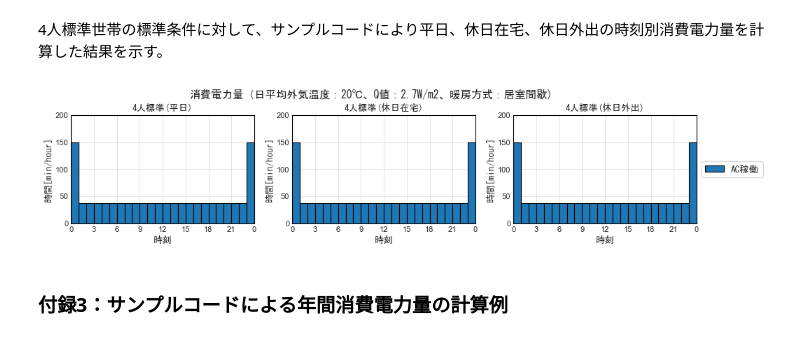
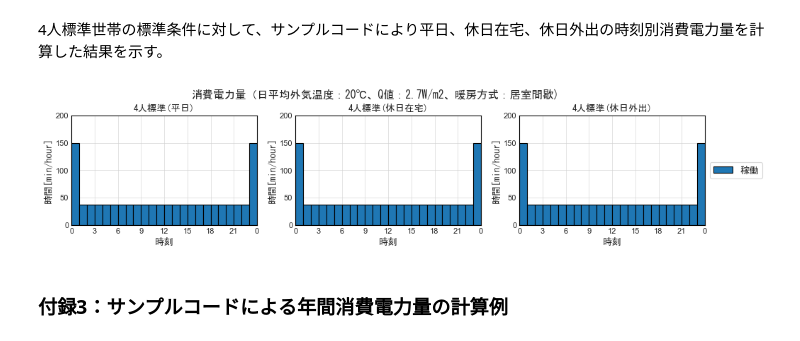
Before and after one commit to HiromiHabara/Jiritsu-EnergyUseOfApp, a Jupyter notebook: refrigerator.ipynb, the cells around one changed output. Saved outputs shown, nothing was run; the diff lists cells and outputs as text; code cells hidden in the pictures.

```diff
--- a/refrigerator.ipynb
+++ b/refrigerator.ipynb
@@ -753,27 +752,27 @@ ex_dt_ac_opg_rf, ex_dt_ac_opg_df
 # %% [output]
 (3600, 0)
 # %%
-def calc_EE_ac_opg(APF_JIS, P_opg_df, year_mfr, theta_amb_ave, dt_ac_opg_df, dt_ac_opg_rf):
-    '''AC電源接続下の稼働時における消費電力量[Wh]を計算する'''
+def calc_EE_opg(APF_JIS, P_opg_df, year_mfr, theta_amb_ave, dt_opg_df, dt_opg_rf):
+    '''稼働時における消費電力量[Wh]を計算する'''
 
     # APF_JIS：JIS C 9801に基づく冷蔵庫の年間消費電力量[kWh/年]
     # P_opg_df：除霜が機能することによる稼働時の平均消費電力[W]
     # year_mfr：冷蔵の製造年[-]
-    # dt_ac_opg_df：除霜が機能することによる稼働時間の合計[s]
+    # dt_opg_df：除霜が機能することによる稼働時間の合計[s]
     # theta_amb_ave：冷蔵庫の周囲空気温度の日平均値[℃]
 
     # 冷蔵が機能することによる稼働時の消費電力[W]
     p_opg_rf = P_opg_rf(year_mfr, APF_JIS, theta_amb_ave, P_opg_df)
     # 冷蔵が機能することによる稼働時の消費電力量[Wh]
-    ee_ac_opg_rf = EE_ac_opg_rf(dt_ac_opg_rf, p_opg_rf)
+    ee_opg_rf = EE_opg_rf(dt_opg_rf, p_opg_rf)
 
     # 除霜が機能することによる稼働時の消費電力量[Wh]
-    ee_ac_opg_df = EE_ac_opg_df(dt_ac_opg_df, P_opg_df)
+    ee_opg_df = EE_opg_df(dt_opg_df, P_opg_df)
 
-    # AC電源接続下の稼働時における消費電力量[Wh]
-    ee_ac_opg = EE_ac_opg(ee_ac_opg_rf, ee_ac_opg_df)
+    # 稼働時における消費電力量[Wh]
+    ee_opg = EE_opg(ee_opg_rf, ee_opg_df)
 
-    return  ee_ac_opg
+    return  ee_opg
 # %% [markdown]
 Example:
 # %%
@@ -795,2 +788,8 @@ def calc_EE_ac(EE_ac_opg):
+# %%
+def calc_EE_app(EE_opg):
+    '''稼働時における消費電力量[Wh]を計算する'''
+    # EE_opg：稼働時における消費電力量[Wh]
+
+    return EE_app(EE_opg)
 # %% [markdown]
 Example:
@@ -812,7 +811,7 @@ def calc_EE_Refrigerator_verP4(time_use_type, time_of_day,
     # heating_type：暖房方式[居室間欠、全館連続]
 
     # 機器使用スケジュール[s]を取得
-    dt_ac_opg_rf, dt_ac_opg_df = get_dt(time_use_type, time_of_day, schedule_name)
+    dt_opg_rf, dt_opg_df = get_dt(time_use_type, time_of_day, schedule_name)
 
     # 機器仕様を取得
     APF_JIS, P_opg_df, year_mfr = get_spec(app_type)
@@ -820,13 +819,13 @@ def calc_EE_Refrigerator_verP4(time_use_type, time_of_day,
     # 冷蔵庫の周囲空気温度の日平均値[C]を取得
     theta_amb_ave = get_theta_amb_ave(theta_ex_ave, Q_value, heating_type)
 
-    # AC電源接続下の稼働時における消費電力量[Wh]を計算
-    EE_ac_opg = calc_EE_ac_opg(APF_JIS, P_opg_df, year_mfr, theta_amb_ave, dt_ac_opg_df, dt_ac_opg_rf)
+    # 稼働時における消費電力量[Wh]を計算
+    EE_opg = calc_EE_opg(APF_JIS, P_opg_df, year_mfr, theta_amb_ave, dt_opg_df, dt_opg_rf)
 
-    # AC電源接続時における消費電力量[Wh]を計算
-    EE_ac = calc_EE_ac (EE_ac_opg)
+    # 消費電力量[Wh]を計算
+    EE_app = calc_EE_app (EE_opg)
 
-    return EE_ac, EE_ac_opg
+    return EE_app, EE_opg
 # %%
 ex_EE_Refrigerator = calc_EE_Refrigerator_verP4('Weekdays', 6,
                              'Fridge01', '4p_standard', 20, 2.7, HeatingType.HabitableRoom)
@@ -849,43 +848,43 @@ Q_value  = 2.7
 heating_type = HeatingType.HabitableRoom
 
 # 消費電力量の計算
-ee_ac, ee_ac_opg = np.vectorize(calc_EE_Refrigerator_verP4)(time_use_type, time_of_day,
+ee_app, ee_opg = np.vectorize(calc_EE_Refrigerator_verP4)(time_use_type, time_of_day,
                                                  app_type, schedule_name,
                                                  theta_ex_ave, Q_value, heating_type)
 
 # 消費電力量の計算結果
 EE_Results= {
     schedule_name : {
         'Weekdays' : {
-            'opg' : ee_ac_opg[0],
+            'opg' : ee_opg[0],
         },
         'Holidays_st' : {
-            'opg' : ee_ac_opg[1],
+            'opg' : ee_opg[1],
         },
         'Holidays_go' : {
-            'opg' : ee_ac_opg[2],
+            'opg' : ee_opg[2],
         }
     }
 }
 
 # 消費電力量の計算結果のグラフ
 # グラフのタイトル
 heating_type_j = {HeatingType.HabitableRoom:'居室間歇', HeatingType.WholeHouse:'全館連続'} [heating_type]
 
 chart_title = '消費電力量（' \
                 + '日平均外気温度：' + str(theta_ex_ave) + '℃、'\
                 + 'Q値：' + str(Q_value) + 'W/m2、'\
                 + '暖房方式：' + heating_type_j \
                 + ')'
 
 # グラフの表示
 plot_hourly_bar_chart(chart_title,
                      EE_Results[schedule_name],
                       '4人標準',
-                      {'opg':'AC稼働'},
+                      {'opg':'稼働'},
                        '時間[min/hour]', 0, 200, 50, 1)
 # %% [output]
-[figure, old version]
+[figure, new version]
 # %% [markdown]
 ### 付録3：サンプルコードによる年間消費電力量の計算例
 # %% [markdown]
```
Also changed, not shown: parts of 44 cells of this notebook, 3 other files.
